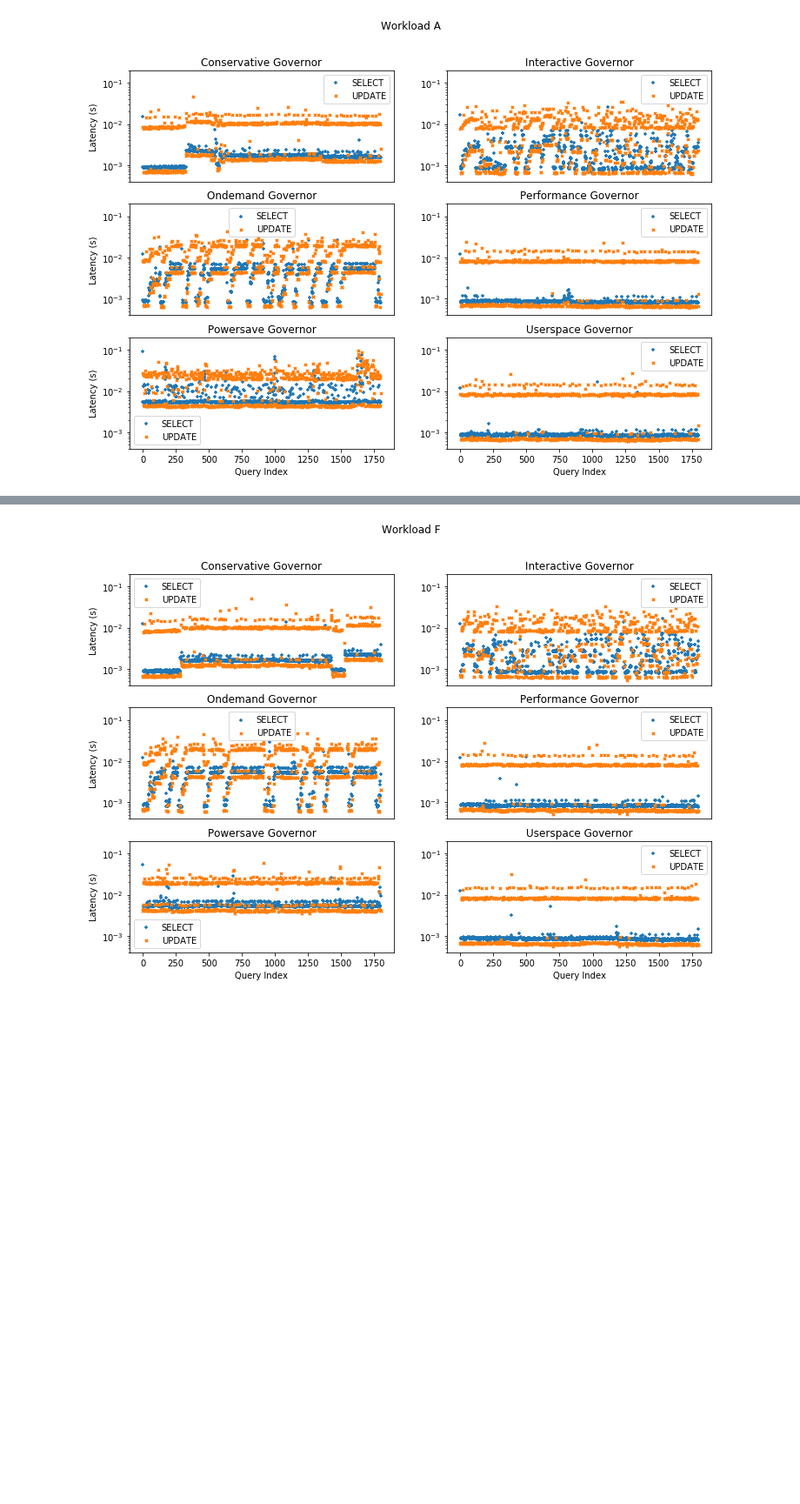
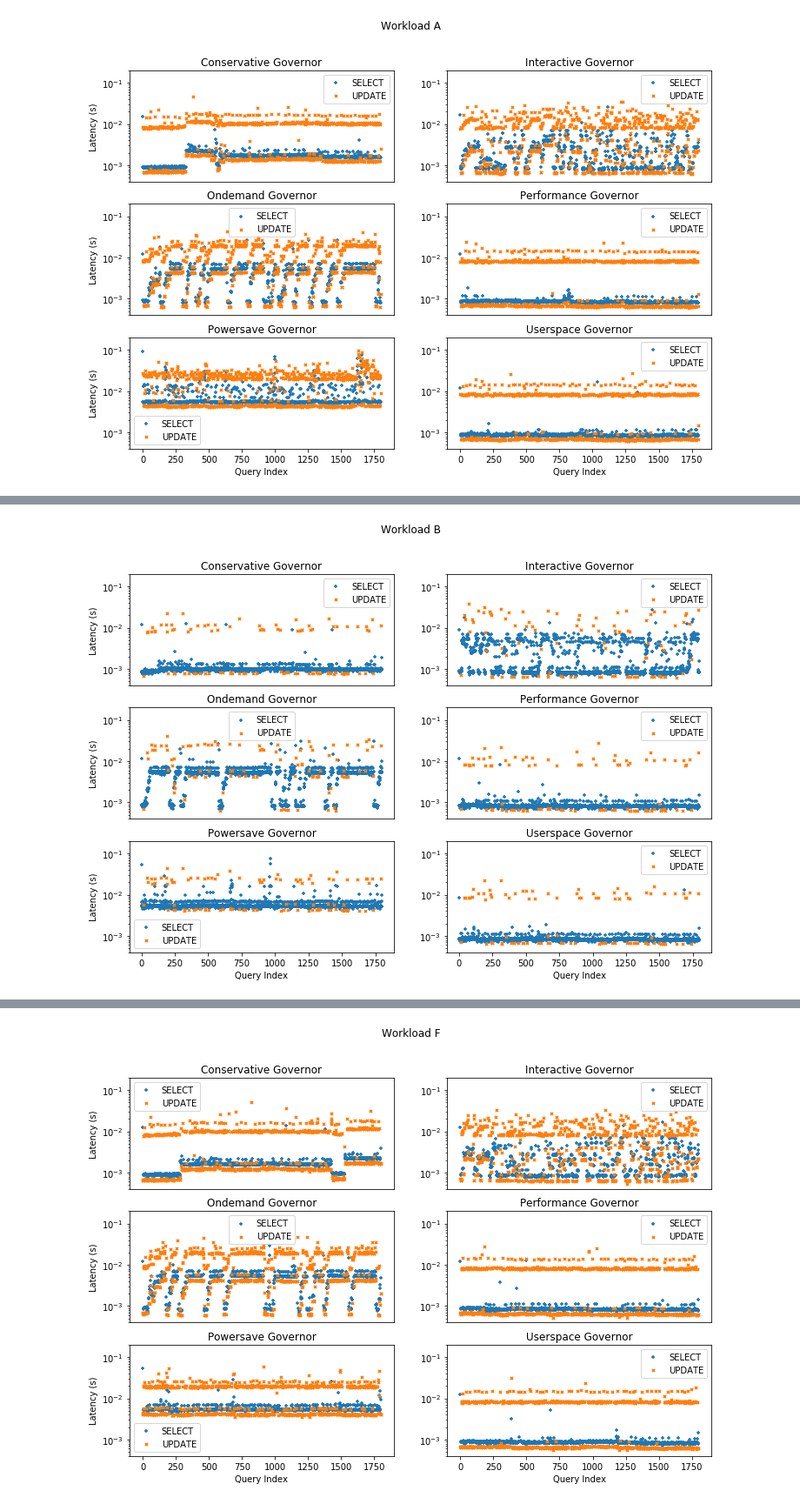
Before and after one commit to UBOdin/PocketBench, a Jupyter notebook: notebooks/Governor Timelines.ipynb, the cells around one changed output, grey strips where cells are left out. Shown at 87% size. Drawn from its saved outputs; the diff is of its cells as text; code cells hidden in the pictures; blank space fills up the shorter version.

```diff
--- a/notebooks/Governor Timelines.ipynb
+++ b/notebooks/Governor Timelines.ipynb
@@ -191,5 +173,5 @@ B_log_traces = [ (gov, load_log(
 # %%
 B_log_deltas = [compute_deltas(x[1]) for x in B_log_traces]
 # %%
-plot_workload_deltas(B_log_deltas, opsfiles[1], "Workload B", , "workload_b_time_log_grid.pdf")
+plot_workload_deltas(B_log_deltas, opsfiles[1], "Workload B", "workload_b_time_log_grid.pdf")
 # %% [output]
@@ -197,3 +178,4 @@ SyntaxError: invalid syntax (<ipython-input-23-d37f383d7d53>, line 1)
+[figure, added]
 # %%
 C_log_traces = [ (gov, load_log(
     "../governor_traces/with_delaytags/log_"+gov+"/YCSB_WorkloadC_TimingAsql.log.gz"
```
Also changed, not shown: parts of 11 cells of this notebook, 6 other files.
